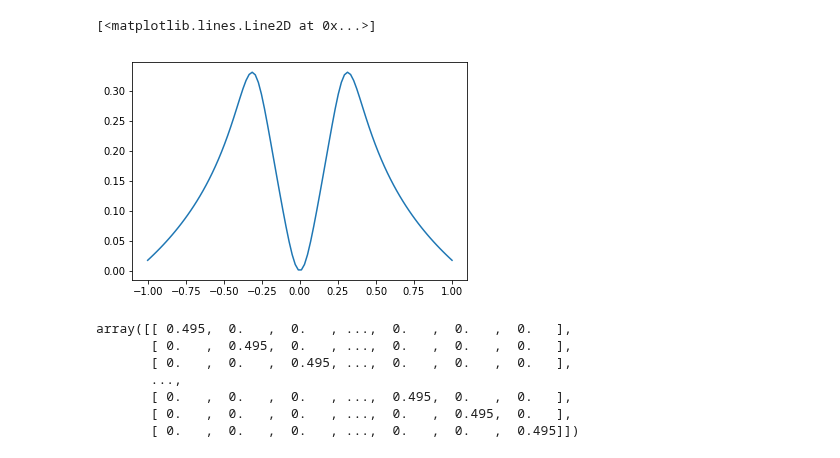
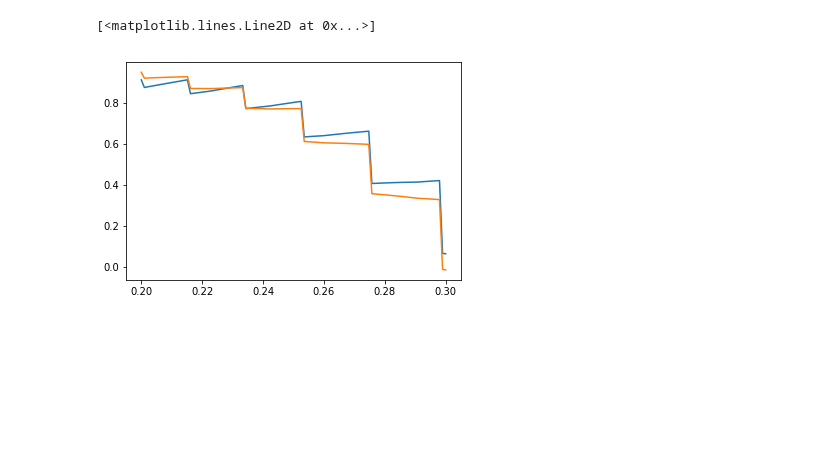
Before and after one commit to Quantumgame/quantum-ml, a Jupyter notebook: test_notebooks/thomas_fermi.ipynb, the cells around one changed output. Saved outputs shown, nothing was run; the diff lists cells and outputs as text; code cells hidden in the pictures; blank space fills up the shorter version.

```diff
--- a/test_notebooks/thomas_fermi.ipynb
+++ b/test_notebooks/thomas_fermi.ipynb
@@ -150,15 +162,64 @@ opt_iter : dot potential [ 0.21917633]
-# %%
-plt.plot(x,V)
-# %% [output]
-[<matplotlib.lines.Line2D at 0x...>]
-[figure, removed]
-# %%
-my_tf.K
-# %% [output]
-array([[ 0.495,  0.   ,  0.   , ...,  0.   ,  0.   ,  0.   ],
-       [ 0.   ,  0.495,  0.   , ...,  0.   ,  0.   ,  0.   ],
-       [ 0.   ,  0.   ,  0.495, ...,  0.   ,  0.   ,  0.   ],
-       ...,
-       [ 0.   ,  0.   ,  0.   , ...,  0.495,  0.   ,  0.   ],
-       [ 0.   ,  0.   ,  0.   , ...,  0.   ,  0.495,  0.   ],
-       [ 0.   ,  0.   ,  0.   , ...,  0.   ,  0.   ,  0.495]])
+# %%
+# mu_d vs V_d plot
+# parameters except for V_d used are defined in the first test
+imp.reload(thomas_fermi)
+V_d_vec = np.linspace(200e-3,300e-3,100)
+mu_d_vec = np.zeros(len(V_d_vec))
+E_d_vec = np.zeros((2,len(V_d_vec)))
+
+for i in range(len(V_d_vec)):
+    d = (V_d_vec[i],0.0,0.1,1)
+    V = potential_profile.V_x_wire(x,[b1,d,b2])
+
+    model_physics = (E_scale,dx_scale,kT,x,V,K_onsite,sigma,x_0,mu_l,battery_weight)
+
+    my_tf = thomas_fermi.ThomasFermi(model_physics)
+    try:
+        # to get a prelim_mask
+        ndot = my_tf.find_n_dot_estimate()
+        # run the fixed mu solver to get an estimate on number of e on dot
+        mu_d = [mu_l[0]]*my_tf.mask.mask_info['num_dot']
+        n,N_d = my_tf.tf_solver_fixed_mu(mu_d)
+
+        N_est = [np.floor(x) for x in N_d]
+
+        N_est = [0]
+        n,mu_d = my_tf.tf_iterative_solver_fixed_N(N_est,strategy="simple")
+        mu_d_vec[i] = mu_d[0]
+        E_d_vec[0,i] = my_tf.calculate_thomas_fermi_energy(n,mu_d)
+    except exceptions.InvalidChargeState:
+        n = []
+        mu_d = []
+        #print("\nopt iter : Invalid charge state. No dot")
+
+for i in range(len(V_d_vec)):
+    d = (V_d_vec[i],0.0,0.1,1)
+    V = potential_profile.V_x_wire(x,[b1,d,b2])
+
+    model_physics = (E_scale,dx_scale,kT,x,V,K_onsite,sigma,x_0,mu_l,battery_weight)
+
+    my_tf = thomas_fermi.ThomasFermi(model_physics)
+    try:
+        # to get a prelim_mask
+        ndot = my_tf.find_n_dot_estimate()
+        # run the fixed mu solver to get an estimate on number of e on dot
+        mu_d = [mu_l[0]]*my_tf.mask.mask_info['num_dot']
+        n,N_d = my_tf.tf_solver_fixed_mu(mu_d)
+
+        N_est = [np.floor(x) for x in N_d]
+
+        N_est = [1]
+        n,mu_d = my_tf.tf_iterative_solver_fixed_N(N_est,strategy="simple")
+        mu_d_vec[i] = mu_d[0]
+        E_d_vec[1,i] = my_tf.calculate_thomas_fermi_energy(n,mu_d)
+    except exceptions.InvalidChargeState:
+        n = []
+        mu_d = []
+        #print("\nopt iter : Invalid charge state. No dot")
+
+
+plt.plot(V_d_vec,E_d_vec[0,:])
+plt.plot(V_d_vec,E_d_vec[1,:])
+# %% [output]
+[<matplotlib.lines.Line2D at 0x...>]
+[figure, added]
```
Also changed, not shown: parts of 5 cells of this notebook, 10 other files.
